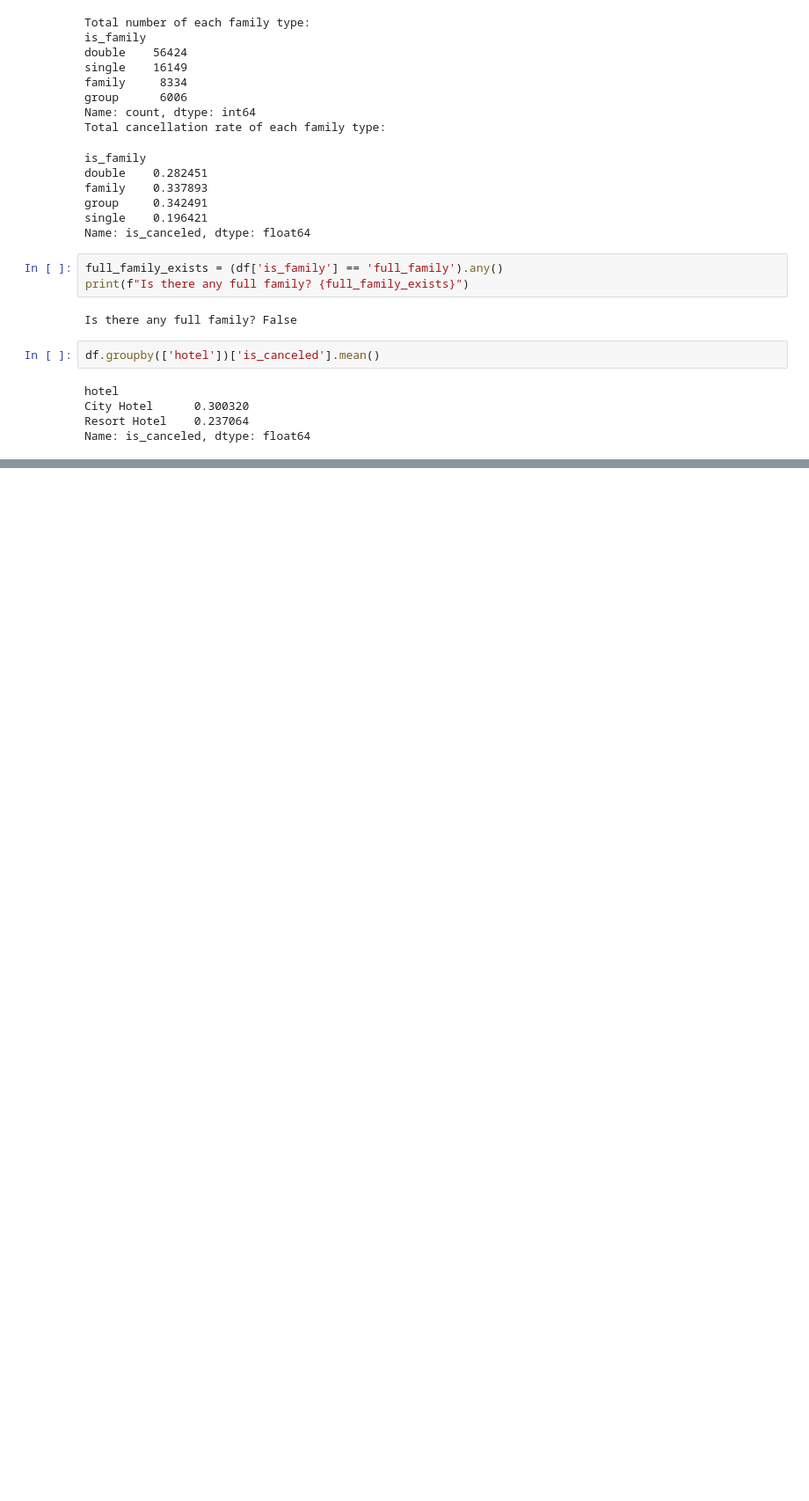
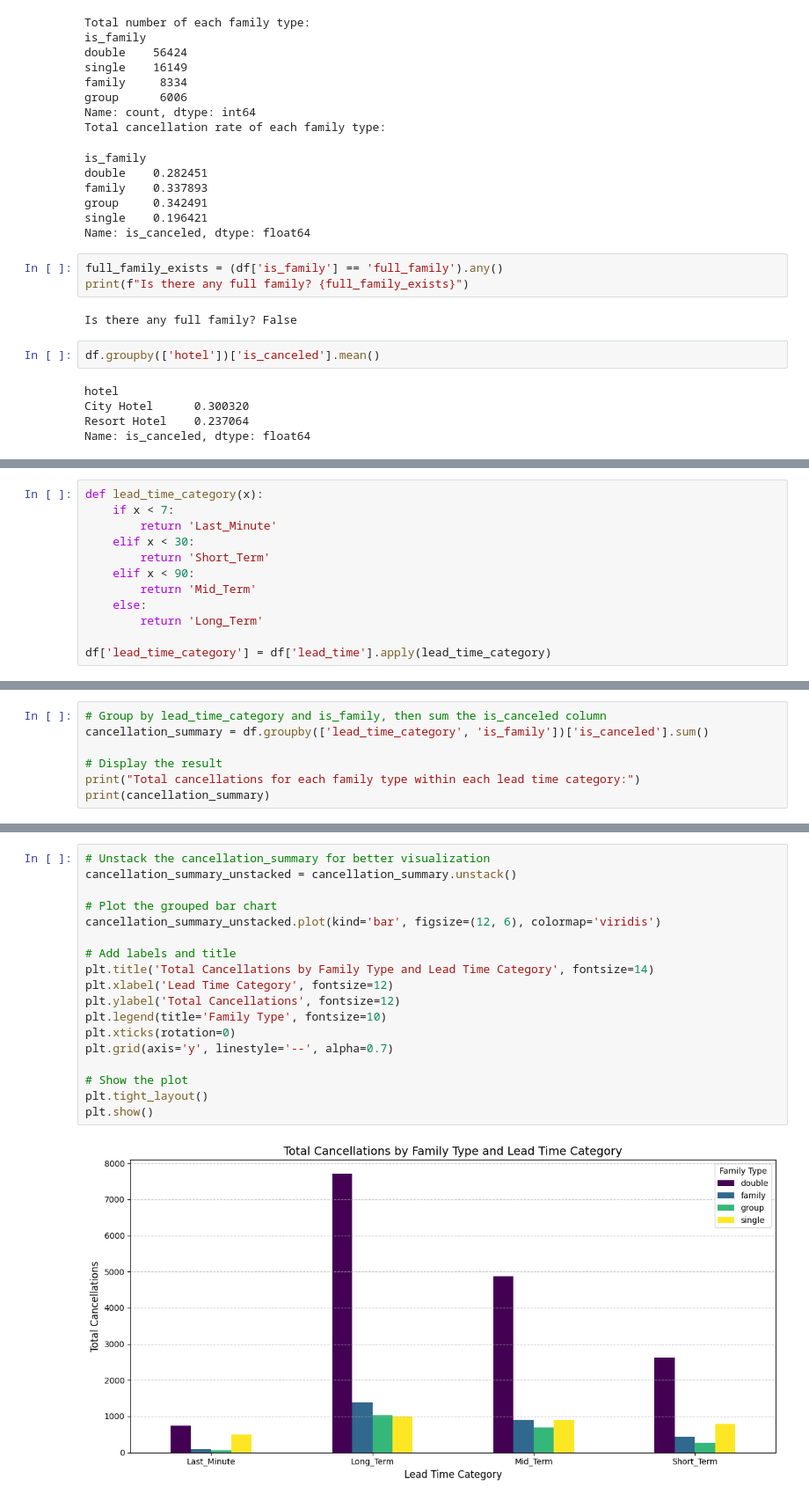
Before and after one commit to Yeahyea187/Python_Final_Project, a Jupyter notebook: final_project.ipynb, the cells around one changed output, grey strips where cells are left out. Shown at 88% size. Saved outputs shown, nothing was run; the diff lists cells and outputs as text; blank space fills up the shorter version.

```diff
--- a/final_project.ipynb
+++ b/final_project.ipynb
@@ -238,0 +262,12 @@ Name: is_canceled, dtype: float64
+# %%
+def lead_time_category(x):
+    if x < 7:
+        return 'Last_Minute'
+    elif x < 30:
+        return 'Short_Term'
+    elif x < 90:
+        return 'Mid_Term'
+    else:
+        return 'Long_Term'
+
+df['lead_time_category'] = df['lead_time'].apply(lead_time_category)
@@ -238,0 +286,7 @@ Name: is_canceled, dtype: float64
+# %%
+# Group by lead_time_category and is_family, then sum the is_canceled column
+cancellation_summary = df.groupby(['lead_time_category', 'is_family'])['is_canceled'].sum()
+
+# Display the result
+print("Total cancellations for each family type within each lead time category:")
+print(cancellation_summary)
@@ -238,0 +313,20 @@ Name: is_canceled, dtype: float64
+# %%
+# Unstack the cancellation_summary for better visualization
+cancellation_summary_unstacked = cancellation_summary.unstack()
+
+# Plot the grouped bar chart
+cancellation_summary_unstacked.plot(kind='bar', figsize=(12, 6), colormap='viridis')
+
+# Add labels and title
+plt.title('Total Cancellations by Family Type and Lead Time Category', fontsize=14)
+plt.xlabel('Lead Time Category', fontsize=12)
+plt.ylabel('Total Cancellations', fontsize=12)
+plt.legend(title='Family Type', fontsize=10)
+plt.xticks(rotation=0)
+plt.grid(axis='y', linestyle='--', alpha=0.7)
+
+# Show the plot
+plt.tight_layout()
+plt.show()
+# %% [output]
+[figure, added]
```
Also changed, not shown: parts of 19 cells of this notebook, 1 other file.
